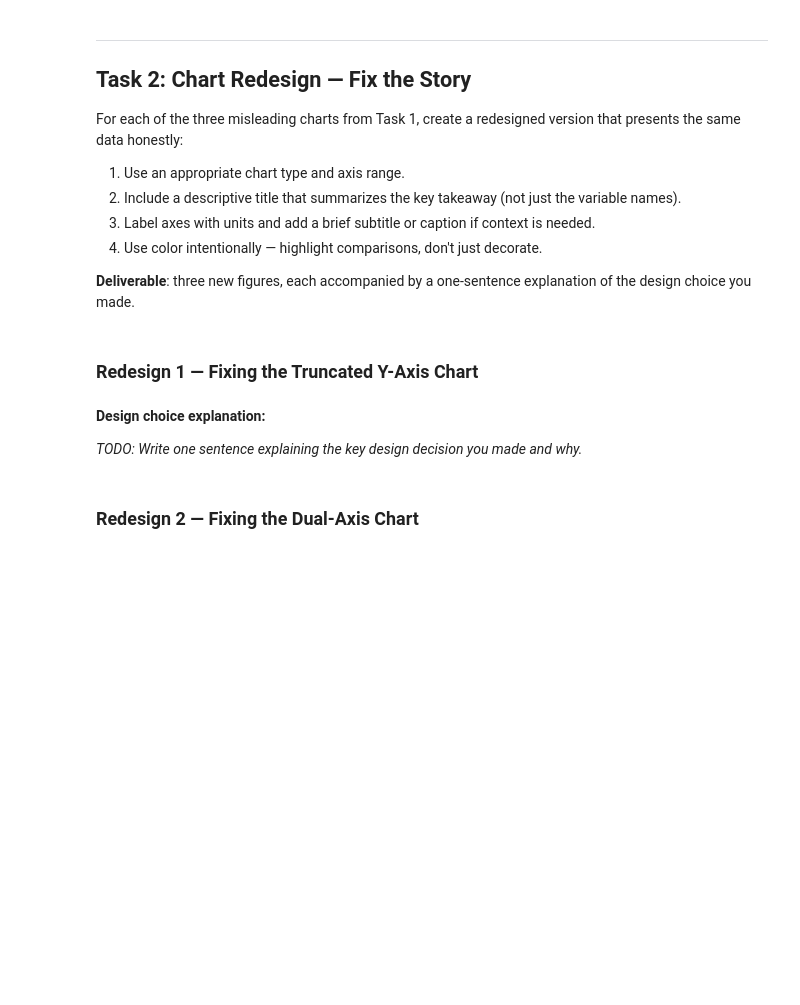
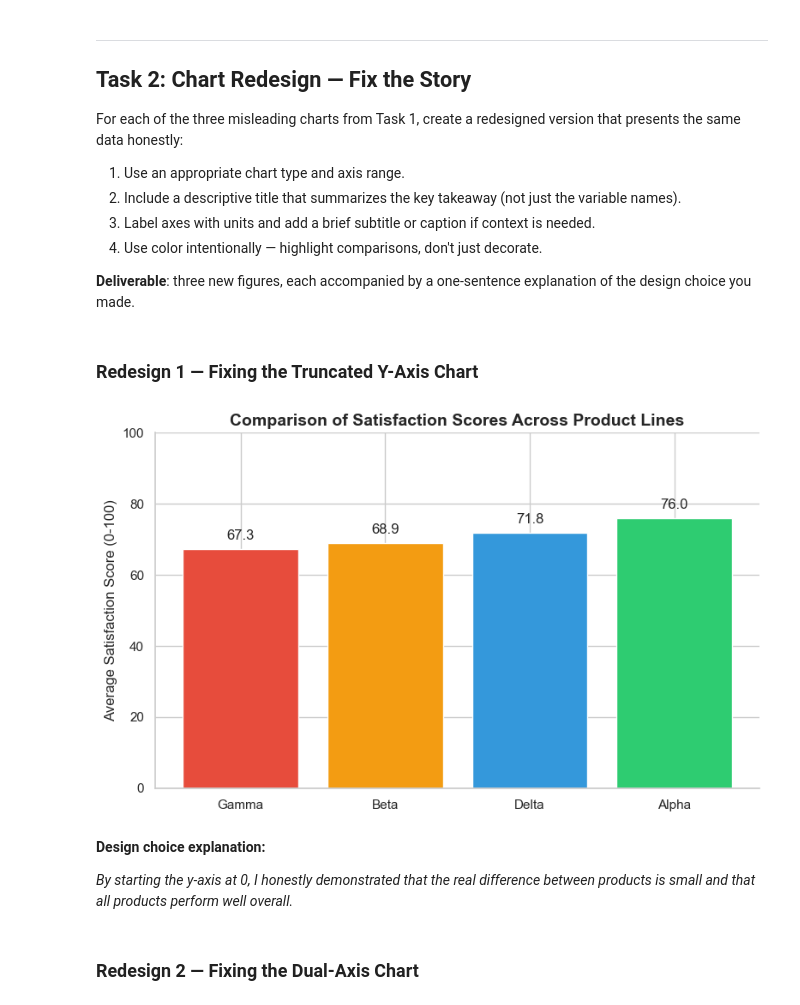
Before and after one commit to Revan-shift/m3-11-lab-statistical-story-dashboard, a Jupyter notebook: m3-11-statistical-story-dashboard.ipynb, the cells around one changed output. Saved outputs shown, nothing was run; the diff lists cells and outputs as text; code cells hidden in the pictures; blank space fills up the shorter version.

```diff
--- a/m3-11-statistical-story-dashboard.ipynb
+++ b/m3-11-statistical-story-dashboard.ipynb
@@ -173,13 +231,34 @@ For each of the three misleading charts from Task 1, create a redesigned version
 # %%
 # TODO: Create your redesigned version of Chart 1
 # Hints:
 #   - Start the y-axis at 0 to show the true proportions
 #   - Use a descriptive title that summarizes the actual finding
 #   - Consider whether a bar chart is still the best choice
+
+
+avg_sat = df.groupby("product")["satisfaction_score"].mean().sort_values()
+
+fig, ax = plt.subplots(figsize=(8, 5))
+bars = ax.bar(avg_sat.index, avg_sat.values, color=["#e74c3c", "#f39c12", "#3498db", "#2ecc71"])
+
+ax.set_ylim(0, 100)
+ax.set_ylabel("Average Satisfaction Score (0-100)")
+ax.set_title("Comparison of Satisfaction Scores Across Product Lines", fontsize=14, fontweight="bold")
+
+
+for bar in bars:
+    ax.text(bar.get_x() + bar.get_width() / 2, bar.get_height() + 2,
+            f"{bar.get_height():.1f}", ha="center", va="bottom")
+
+sns.despine()
+plt.tight_layout()
+plt.show()
+# %% [output]
+[figure, added]
 # %% [markdown]
 **Design choice explanation:**
 
-*TODO: Write one sentence explaining the key design decision you made and why.*
+*By starting the y-axis at 0, I honestly demonstrated that the real difference between products is small and that all products perform well overall.*
 # %% [markdown]
 ### Redesign 2 — Fixing the Dual-Axis Chart
 # %%
```
Also changed, not shown: parts of 13 cells of this notebook.
